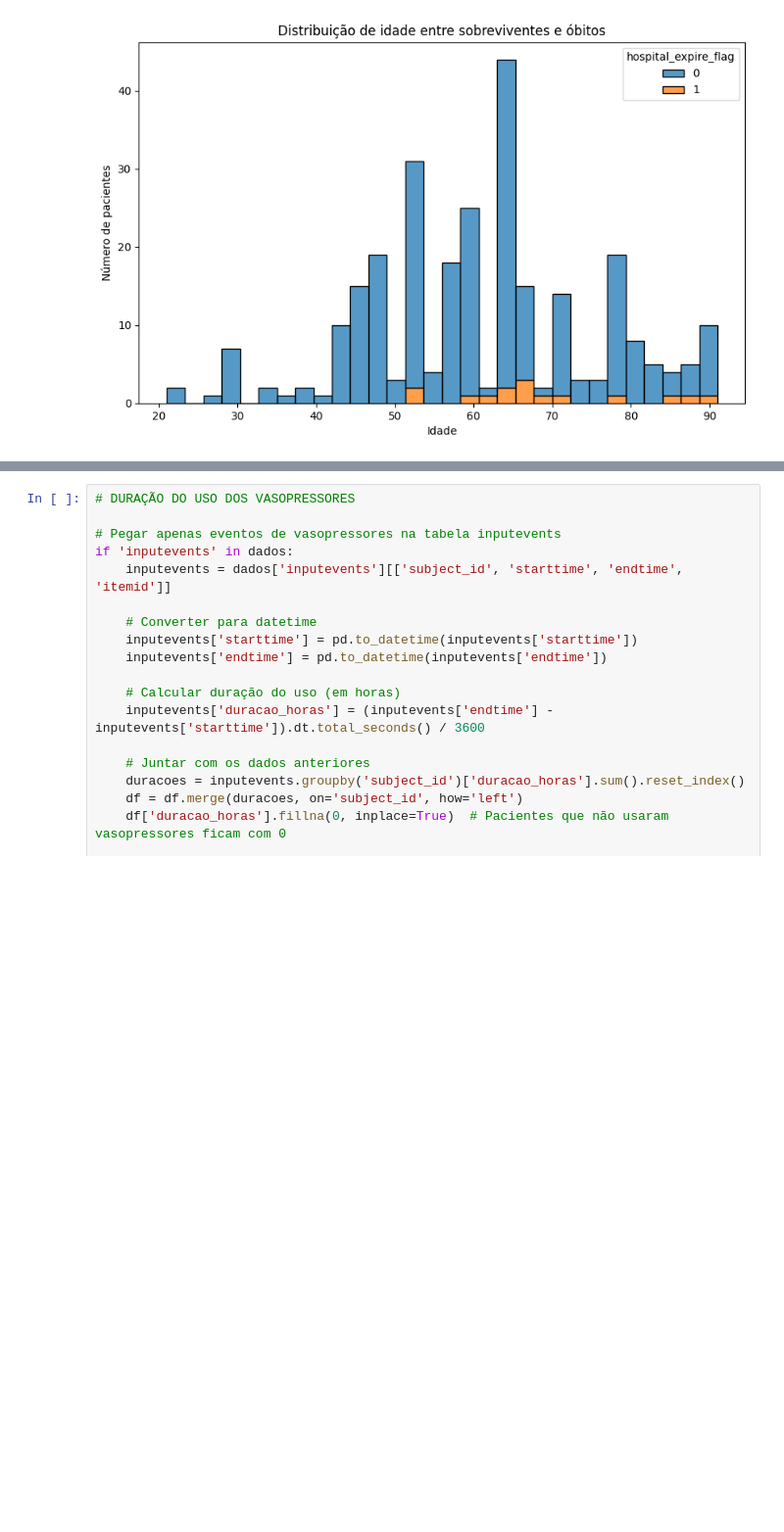
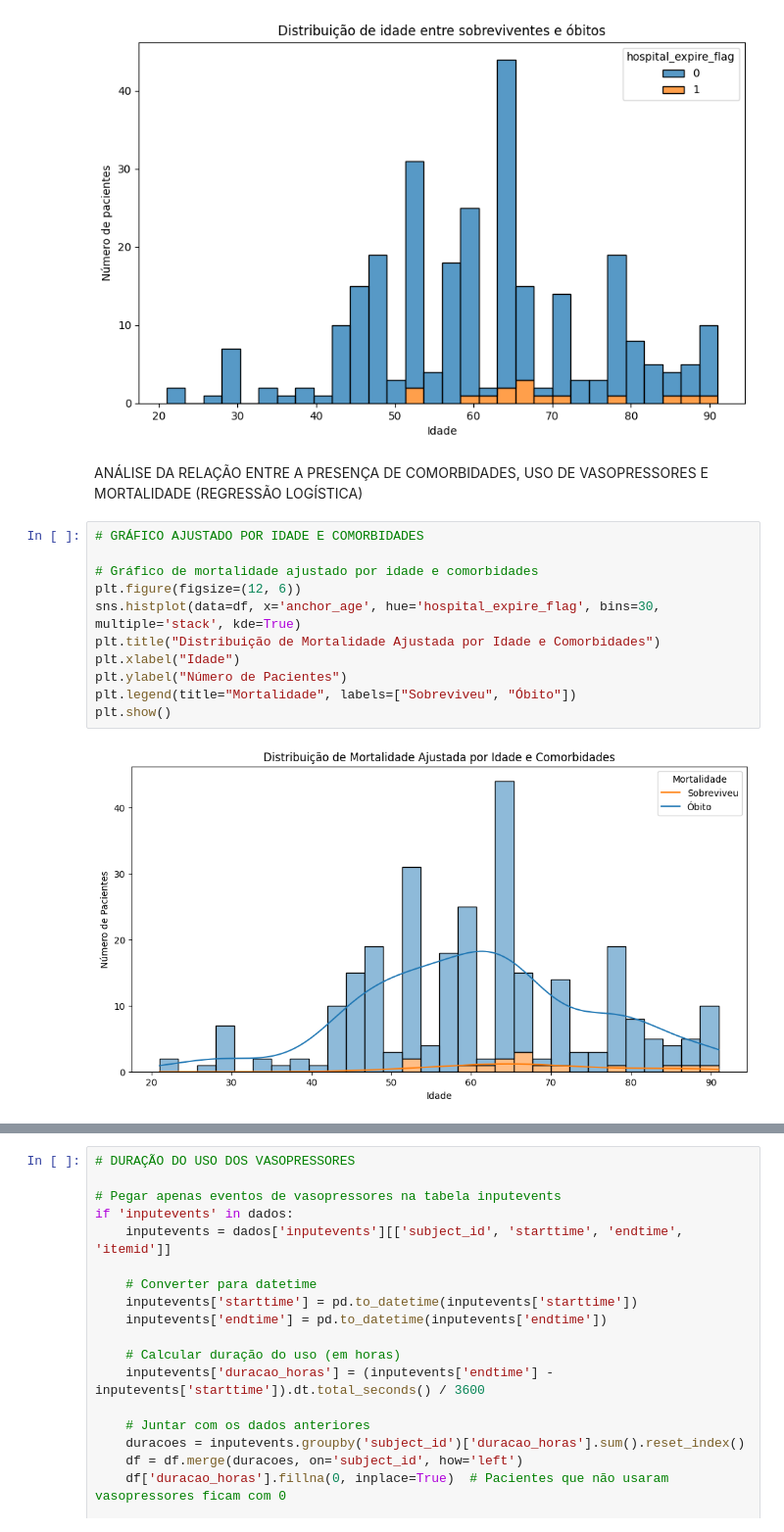
Before and after one commit to luizcostaxp/Alg1, a Jupyter notebook: mimiciv.ipynb, the cells around one changed output, grey strips where cells are left out. Shown: that part at 98% size. Cells and saved outputs as stored; diff of their text form; blank space fills up the shorter version.

```diff
--- a/mimiciv.ipynb
+++ b/mimiciv.ipynb
@@ -298,3 +298,18 @@ plt.ylabel("Número de pacientes")
 plt.show()
 # %% [output]
 [figure]
+# %% [markdown]
+ANÁLISE DA RELAÇÃO ENTRE A PRESENÇA DE COMORBIDADES, USO DE VASOPRESSORES E MORTALIDADE (REGRESSÃO LOGÍSTICA)
+# %%
+# GRÁFICO AJUSTADO POR IDADE E COMORBIDADES
+
+# Gráfico de mortalidade ajustado por idade e comorbidades
+plt.figure(figsize=(12, 6))
+sns.histplot(data=df, x='anchor_age', hue='hospital_expire_flag', bins=30, multiple='stack', kde=True)
+plt.title("Distribuição de Mortalidade Ajustada por Idade e Comorbidades")
+plt.xlabel("Idade")
+plt.ylabel("Número de Pacientes")
+plt.legend(title="Mortalidade", labels=["Sobreviveu", "Óbito"])
+plt.show()
+# %% [output]
+[figure, added]
```
Also changed, not shown: parts of 1 cell of this notebook.
